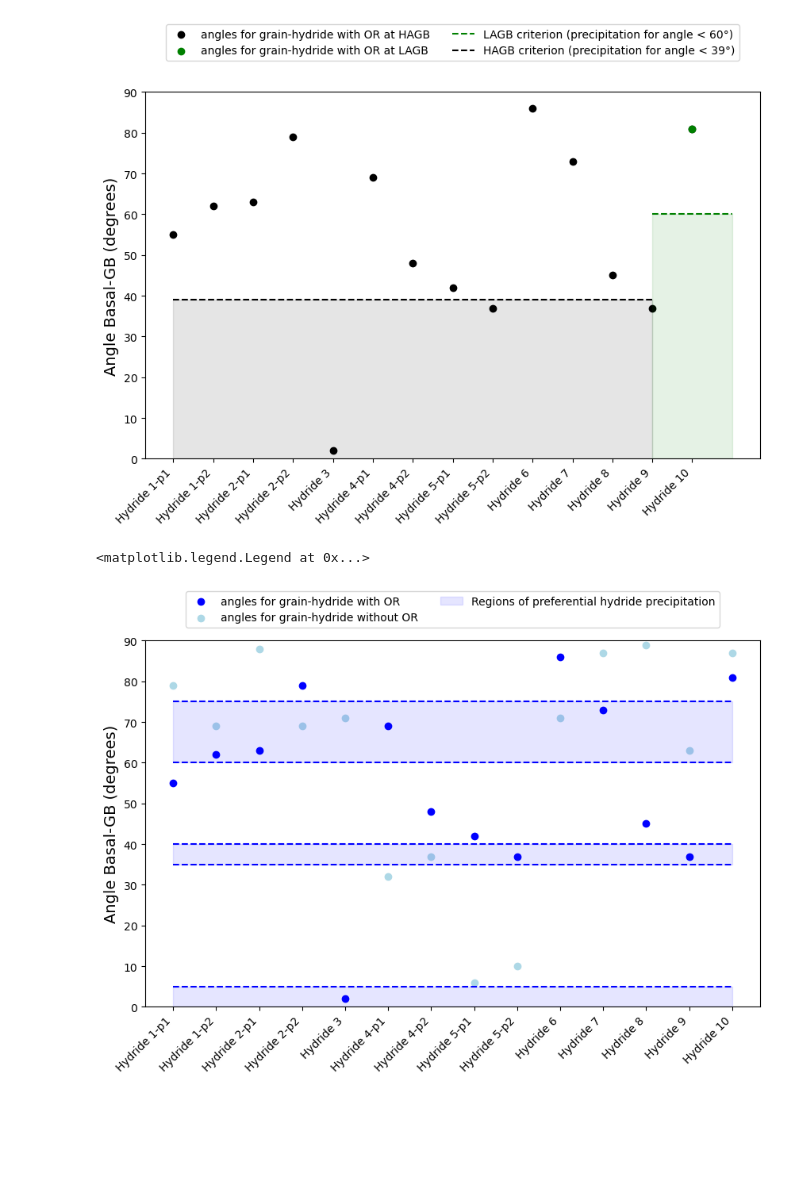
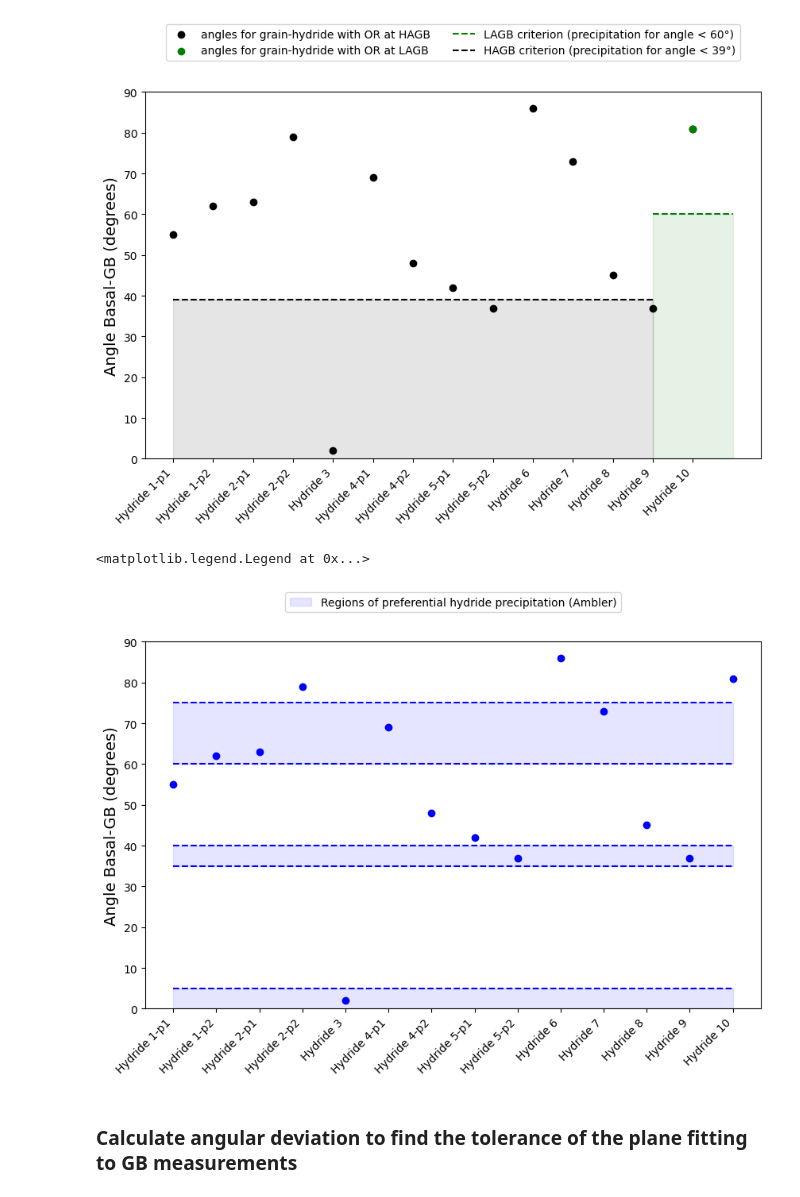
Before and after one commit to zr-midas/3D_characterisation_Zircaloy4, a Jupyter notebook: 3D_charaterisation/Basal_GB_angles/Basal_GB_angles.ipynb, the cells around one changed output. Saved outputs shown, nothing was run; the diff lists cells and outputs as text; code cells hidden in the pictures; blank space fills up the shorter version.

Commit message:
add 2D vs 3D comparison and tolerance calculation

```diff
--- a/3D_charaterisation/Basal_GB_angles/Basal_GB_angles.ipynb
+++ b/3D_charaterisation/Basal_GB_angles/Basal_GB_angles.ipynb
@@ -6,7 +8,8 @@ import matplotlib.pyplot as plt
 #### 1- In Paraview, click in the corresponding grain and read voxel info "normal_vector_to_basal_plane"
 #### 2- Insert below the result with the format [Y, -Z, X]
 # %%
-OR_vector= {
+# c-axis vectors of grains forming OR with hydrides, obtained from dream3d pipeline:
+caxis_OR_vector= {
     'Hydride 1-p1': [-0.535, -0.864, 0.243],
     'Hydride 1-p2': [-0.535, -0.864, 0.243],
     'Hydride 2-p1': [-0.074, -0.630, -0.773],
@@ -64,9 +53,9 @@ def angle(n, b): # θ=arctan2(∥n×b∥,|n⋅b|)
     # Use atan2 for better numerical stability than arccos
     return np.degrees(np.arctan2(normcross, dot))
 # %%
+# Calculate angle between c-axis vector and normal vector to GBs:
 angles_OR = {}
-angles_NoOR = {}
+for h in normal_vector:
+    angles_OR[h] = int(np.round(angle(caxis_OR_vector[h], normal_vector[h])))
 
-for h in normal_vector:
-    angles_OR[h] = int(np.round(angle(OR_vector[h], normal_vector[h])))
-    angles_NoOR[h] = int(np.round(angle(NoOR_vector[h], normal_vector[h])))
+angles_OR
@@ -129,30 +97,31 @@ plt.legend(loc='upper center', bbox_to_anchor=(0.5, 1.20), ncol=2)
 <matplotlib.legend.Legend at 0x...>
 [figure]
 # %%
+# Plotting the angles and comparing with criteria for preferred hydride precipitation:
+
 labels = list(angles_OR.keys())
 values = list(angles_OR.values())
-values_NoOR = list(angles_NoOR.values())
 
 plt.figure(figsize=(10,6))
-plt.scatter(labels, values, color='blue', label='angles for grain-hydride with OR')
-plt.scatter(labels, values_NoOR, color='lightblue', label='angles for grain-hydride without OR')
+plt.scatter(labels, values, color='blue')
 
 plt.hlines(y=75, xmin=0, xmax=len(labels)-1, color='blue', linestyle='--')
 plt.hlines(y=60, xmin=0, xmax=len(labels)-1, color='blue', linestyle='--')
 plt.hlines(y=40, xmin=0, xmax=len(labels)-1, color='blue', linestyle='--')
 plt.hlines(y=35, xmin=0, xmax=len(labels)-1, color='blue', linestyle='--' )
 plt.hlines(y=5, xmin=0, xmax=len(labels)-1, color='blue', linestyle='--')
 
-
-plt.fill_between(range(len(labels)), 60, 75, color='blue', alpha=0.1, label='Regions of preferential hydride precipitation')
+plt.fill_between(range(len(labels)), 60, 75, color='blue', alpha=0.1, label='Regions of preferential hydride precipitation (Ambler)')
 plt.fill_between(range(len(labels)), 35, 40, color='blue', alpha=0.1)
 plt.fill_between(range(len(labels)), 0, 5, color='blue', alpha=0.1)
 
 plt.ylim(0, 90)
 
 plt.xticks(rotation=45, ha='right')
 plt.ylabel('Angle Basal-GB (degrees)', fontsize=14)
 plt.legend(loc='upper center', bbox_to_anchor=(0.5, 1.15), ncol=2)
 # %% [output]
 <matplotlib.legend.Legend at 0x...>
-[figure, old version]
+[figure, new version]
+# %% [markdown]
+### Calculate angular deviation to find the tolerance of the plane fitting to GB measurements
```
Also changed, not shown: parts of 14 cells of this notebook.
